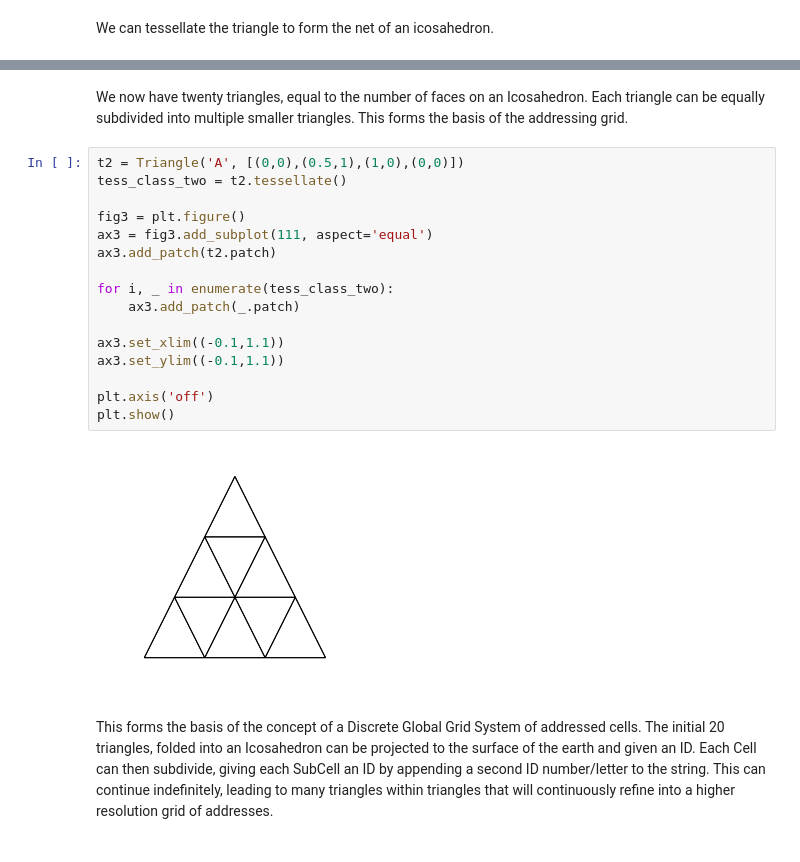
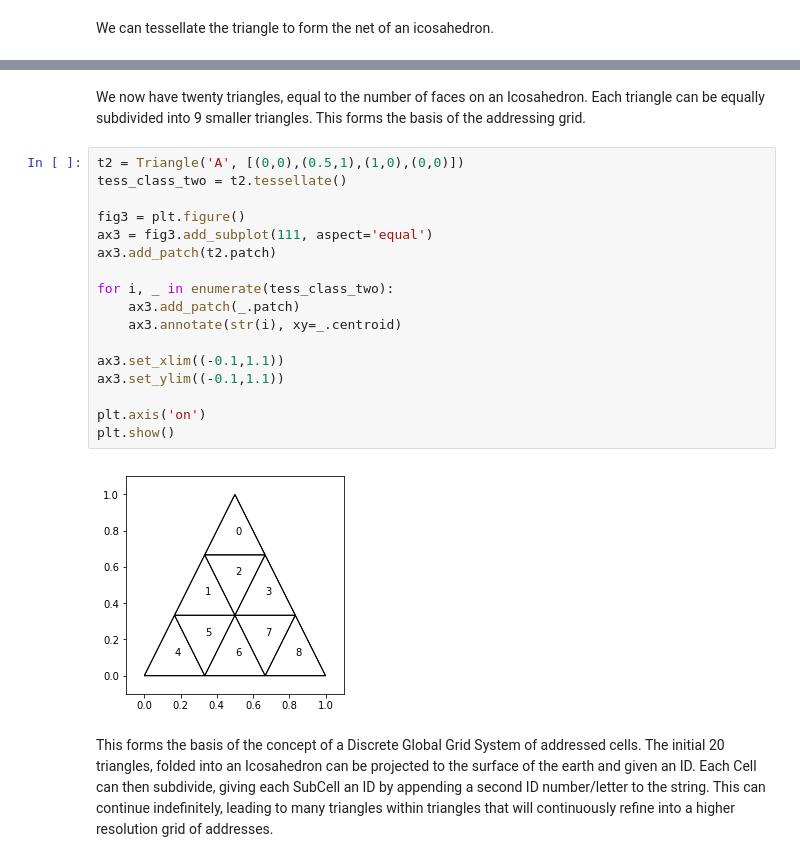
Before and after one commit to data-navigator/dggs, a Jupyter notebook: notebooks/Exploring Discrete Global Grid Systems.ipynb, the cells around one changed output, grey strips where cells are left out. Cells and saved outputs as stored; diff of their text form.

Commit message:
Improved icosahedron net section and cell selection

```diff
--- a/notebooks/Exploring Discrete Global Grid Systems.ipynb
+++ b/notebooks/Exploring Discrete Global Grid Systems.ipynb
@@ -107,23 +75,24 @@ plt.show()
 # %% [markdown]
-We now have twenty triangles, equal to the number of faces on an Icosahedron. Each triangle can be equally subdivided into multiple smaller triangles. This forms the basis of the addressing grid.
+We now have twenty triangles, equal to the number of faces on an Icosahedron. Each triangle can be equally subdivided into 9 smaller triangles. This forms the basis of the addressing grid.
 # %%
 t2 = Triangle('A', [(0,0),(0.5,1),(1,0),(0,0)])
 tess_class_two = t2.tessellate()
 
 fig3 = plt.figure()
 ax3 = fig3.add_subplot(111, aspect='equal')
 ax3.add_patch(t2.patch)
 
 for i, _ in enumerate(tess_class_two):
     ax3.add_patch(_.patch)
+    ax3.annotate(str(i), xy=_.centroid)
 
 ax3.set_xlim((-0.1,1.1))
 ax3.set_ylim((-0.1,1.1))
 
-plt.axis('off')
+plt.axis('on')
 plt.show()
 # %% [output]
-[figure, old version]
+[figure, new version]
 # %% [markdown]
 This forms the basis of the concept of a Discrete Global Grid System of addressed cells. The initial 20 triangles, folded into an Icosahedron can be projected to the surface of the earth and given an ID. Each Cell can then subdivide, giving each SubCell an ID by appending a second ID number/letter to the string. This can continue indefinitely, leading to many triangles within triangles that will continuously refine into a higher resolution grid of addresses.
 # %%
```
Also changed, not shown: parts of 2 cells of this notebook.
